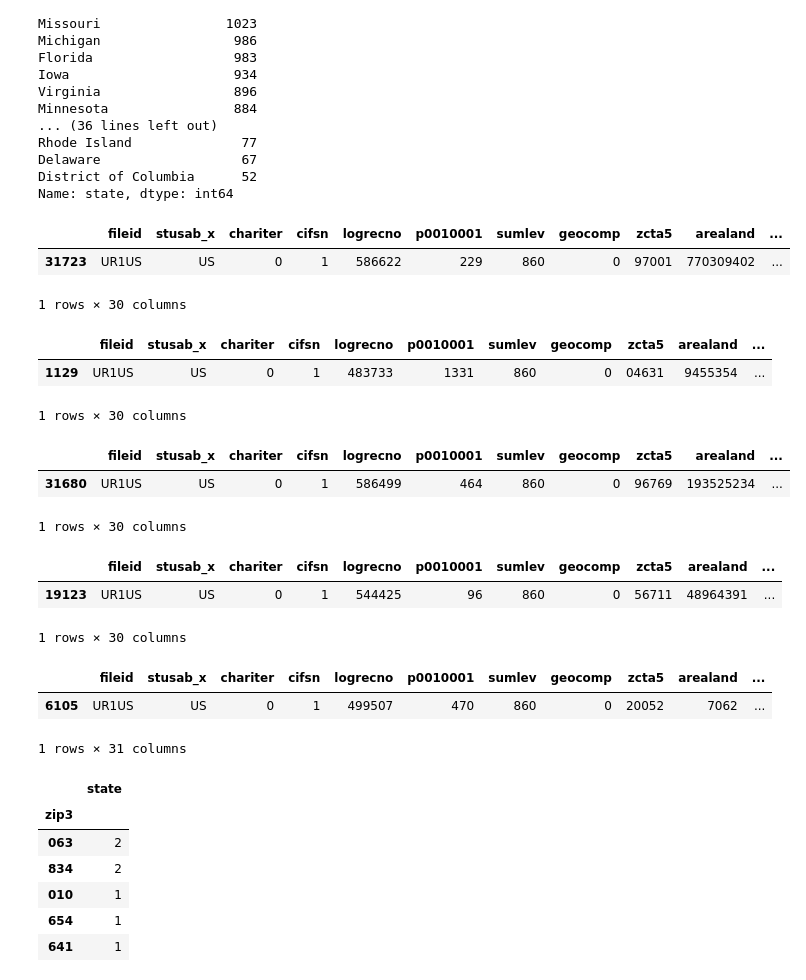
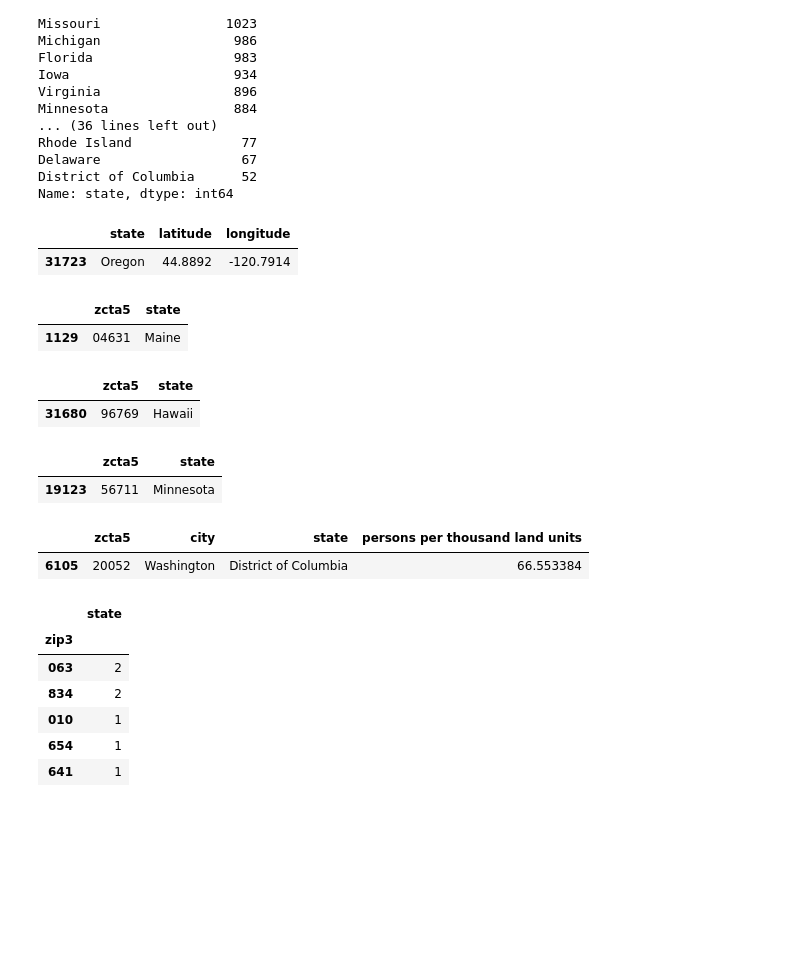
Before and after one commit to Richard-Shimada/US-Zip-Code-Analysis, a Jupyter notebook: Richard Shimada WEB.ipynb, the cells around one changed output. Drawn from its saved outputs; the diff is of its cells as text; code cells hidden in the pictures; blank space fills up the shorter version.

```diff
--- a/Richard Shimada WEB.ipynb
+++ b/Richard Shimada WEB.ipynb
@@ -134,38 +134,34 @@ District of Columbia      52
 Name: state, dtype: int64
 # %%
 #Used to test for directional change in latitude/longitude values
-merged[merged['state'] == 'Alaska'].head(1)
-merged[merged['state'] == 'Minnesota'].head(1)
-merged[merged['state'] == 'Texas'].head(1)
-merged[merged['state'] == 'Oregon'].head(1)
+merged.loc[merged['state'] == 'Alaska',["state","latitude","longitude"]].head(1)
+merged.loc[merged['state'] == 'Minnesota',["state","latitude","longitude"]].head(1)
+merged.loc[merged['state'] == 'Texas',["state","latitude","longitude"]].head(1)
+merged.loc[merged['state'] == 'Oregon',["state","latitude","longitude"]].head(1)
 # %% [output]
-|  | fileid | stusab_x | chariter | cifsn | logrecno | p0010001 | sumlev | geocomp | zcta5 | arealand | ... |
-| 31723 | UR1US | US | 0 | 1 | 586622 | 229 | 860 | 0 | 97001 | 770309402 | ... |
+|  | state | latitude | longitude |
+| 31723 | Oregon | 44.8892 | -120.7914 |
-1 rows × 30 columns
 # %%
 #b(i) - 04631 is the most easterly zip
-merged[merged['longitude']== merged['longitude'].max()]
+merged.loc[merged['longitude']== merged['longitude'].max(),["zcta5","state"]]
 # %% [output]
-|  | fileid | stusab_x | chariter | cifsn | logrecno | p0010001 | sumlev | geocomp | zcta5 | arealand | ... |
-| 1129 | UR1US | US | 0 | 1 | 483733 | 1331 | 860 | 0 | 04631 | 9455354 | ... |
+|  | zcta5 | state |
+| 1129 | 04631 | Maine |
-1 rows × 30 columns
 # %%
 #Exclude Alaska for most Northern/Western zip calculation
 merged_no_AK = merged[merged['state'] != 'Alaska']
 # %%
 #b(ii) - 96769 is the most westerly zip (excluding Alaska)
-merged_no_AK[merged['longitude']== merged_no_AK['longitude'].min()]
+merged_no_AK.loc[merged['longitude']== merged_no_AK['longitude'].min(),["zcta5","state"]]
 # %% [output]
-|  | fileid | stusab_x | chariter | cifsn | logrecno | p0010001 | sumlev | geocomp | zcta5 | arealand | ... |
-| 31680 | UR1US | US | 0 | 1 | 586499 | 464 | 860 | 0 | 96769 | 193525234 | ... |
+|  | zcta5 | state |
+| 31680 | 96769 | Hawaii |
-1 rows × 30 columns
 # %%
 #b(iii) - 56711 is the most northerly zip (excluding Alaska)
-merged_no_AK[merged['latitude']== merged_no_AK['latitude'].max()]
+merged_no_AK.loc[merged['latitude']== merged_no_AK['latitude'].max(),["zcta5","state"]]
 # %% [output]
-|  | fileid | stusab_x | chariter | cifsn | logrecno | p0010001 | sumlev | geocomp | zcta5 | arealand | ... |
-| 19123 | UR1US | US | 0 | 1 | 544425 | 96 | 860 | 0 | 56711 | 48964391 | ... |
+|  | zcta5 | state |
+| 19123 | 56711 | Minnesota |
-1 rows × 30 columns
 # %%
 #filter out zips with no population for subsequent density calculations
 merged_has_population = merged[merged['p0010001'] > 0]
@@ -174,10 +170,9 @@ merged_has_population = merged[merged['p0010001'] > 0]
 merged_has_population['persons per thousand land units'] = (merged_has_population['p0010001'] / merged_has_population['arealand']) * 1000
 # %%
 #c Zip code 20052 has the highest population density at 67 persons per thousand land units
-merged_has_population[merged_has_population['persons per thousand land units'] == merged_has_population['persons per thousand land units'].max()]
+merged_has_population.loc[merged_has_population['persons per thousand land units'] == merged_has_population['persons per thousand land units'].max(),["zcta5","city","state","persons per thousand land units"]]
 # %% [output]
-|  | fileid | stusab_x | chariter | cifsn | logrecno | p0010001 | sumlev | geocomp | zcta5 | arealand | ... |
-| 6105 | UR1US | US | 0 | 1 | 499507 | 470 | 860 | 0 | 20052 | 7062 | ... |
+|  | zcta5 | city | state | persons per thousand land units |
+| 6105 | 20052 | Washington | District of Columbia | 66.553384 |
-1 rows × 31 columns
 # %%
 #Add 3-digit zip to original merged dataframe
```
Also changed, not shown: parts of 5 cells of this notebook.
